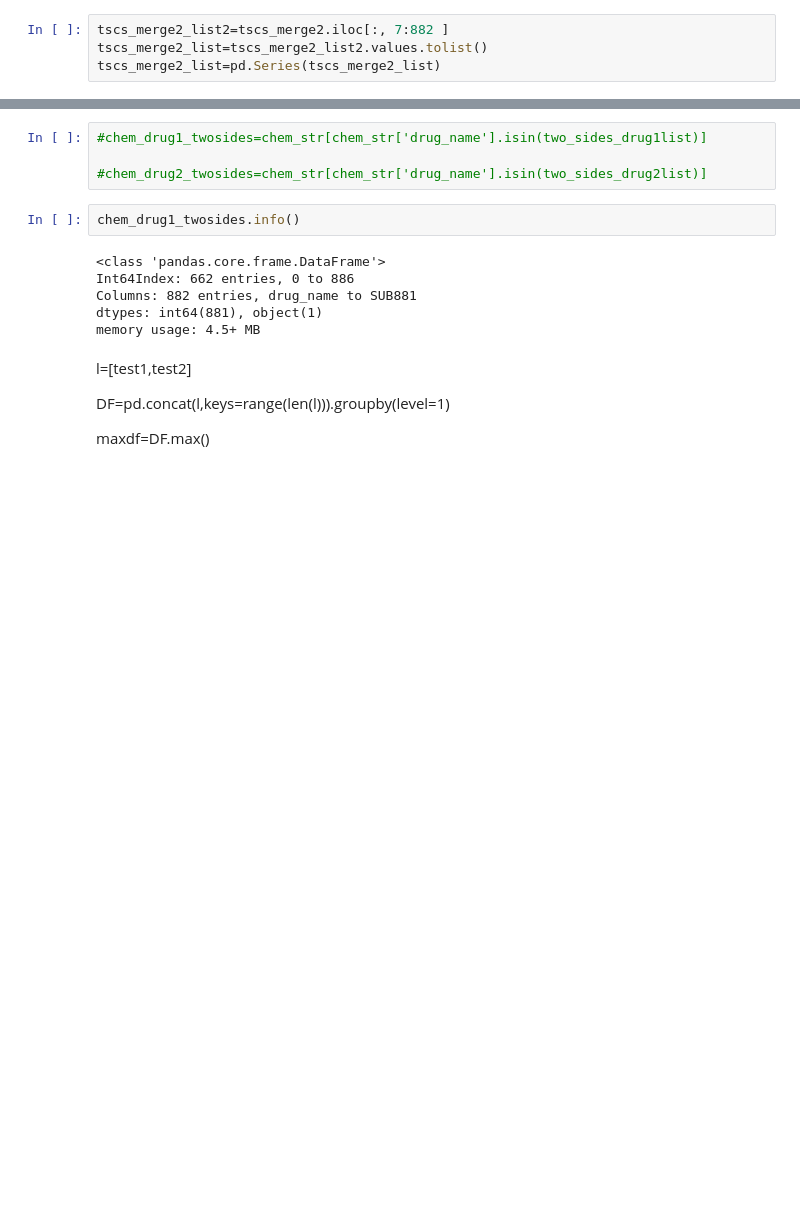
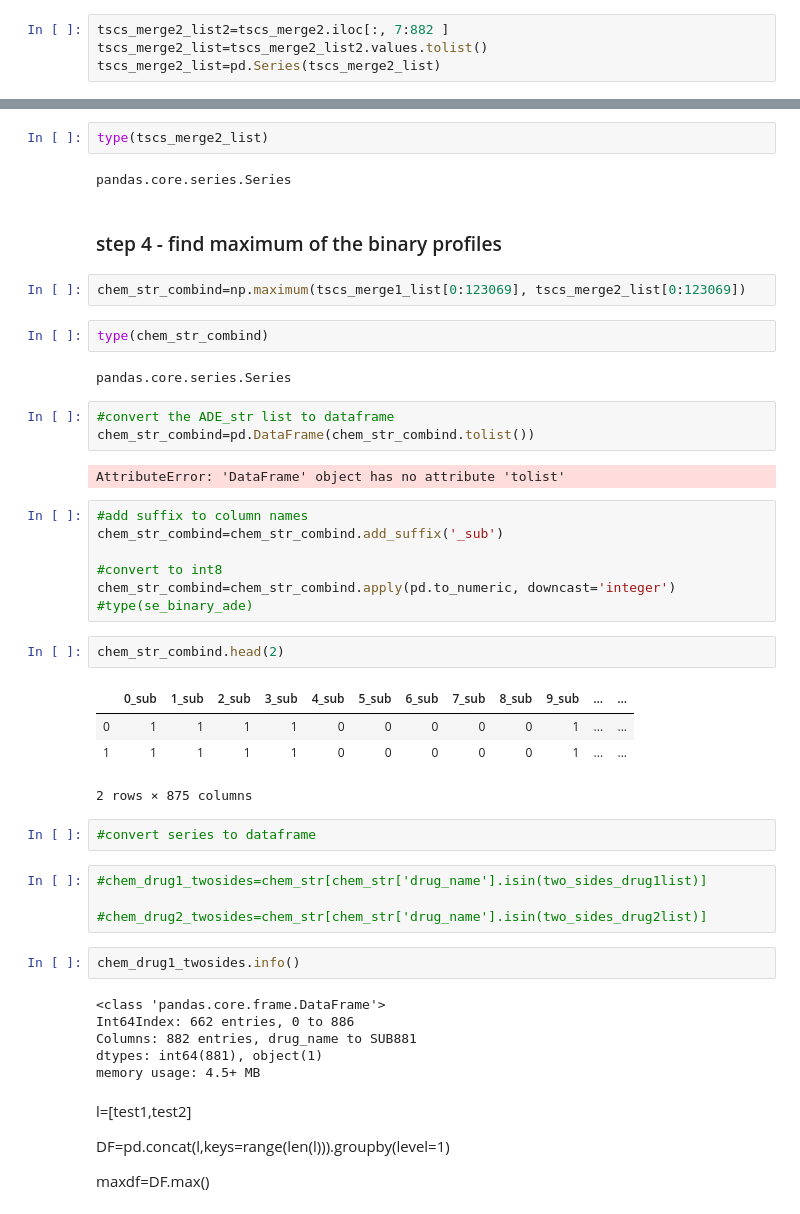
Before and after one commit to suneethi80/drug_side_effects_predictionmodel_nss, a Jupyter notebook: 2_drug_side_effects_two_sides_chemstr_merge.ipynb, the cells around one changed output, grey strips where cells are left out. Drawn from its saved outputs; the diff is of its cells as text; blank space fills up the shorter version.

Commit message:
data_for_model

```diff
--- a/2_drug_side_effects_two_sides_chemstr_merge.ipynb
+++ b/2_drug_side_effects_two_sides_chemstr_merge.ipynb
@@ -239,3 +285,36 @@ dtype: object
+# %%
+type(tscs_merge2_list)
+# %% [output]
+pandas.core.series.Series
+# %% [markdown]
+### step 4 - find maximum of the binary profiles
+# %%
+chem_str_combind=np.maximum(tscs_merge1_list[0:123069], tscs_merge2_list[0:123069])
+# %%
+type(chem_str_combind)
+# %% [output]
+pandas.core.series.Series
+# %%
+#convert the ADE_str list to dataframe
+chem_str_combind=pd.DataFrame(chem_str_combind.tolist())
+# %% [output]
+AttributeError: 'DataFrame' object has no attribute 'tolist'
+# %%
+#add suffix to column names
+chem_str_combind=chem_str_combind.add_suffix('_sub')
+
+#convert to int8
+chem_str_combind=chem_str_combind.apply(pd.to_numeric, downcast='integer')
+#type(se_binary_ade)
+# %%
+chem_str_combind.head(2)
+# %% [output]
+|  | 0_sub | 1_sub | 2_sub | 3_sub | 4_sub | 5_sub | 6_sub | 7_sub | 8_sub | 9_sub | ... | ... |
+| 0 | 1 | 1 | 1 | 1 | 0 | 0 | 0 | 0 | 0 | 1 | ... | ... |
+| 1 | 1 | 1 | 1 | 1 | 0 | 0 | 0 | 0 | 0 | 1 | ... | ... |
+2 rows × 875 columns
+# %%
+#convert series to dataframe
 # %%
 #chem_drug1_twosides=chem_str[chem_str['drug_name'].isin(two_sides_drug1list)]
 
```
Also changed, not shown: parts of 9 cells of this notebook.
